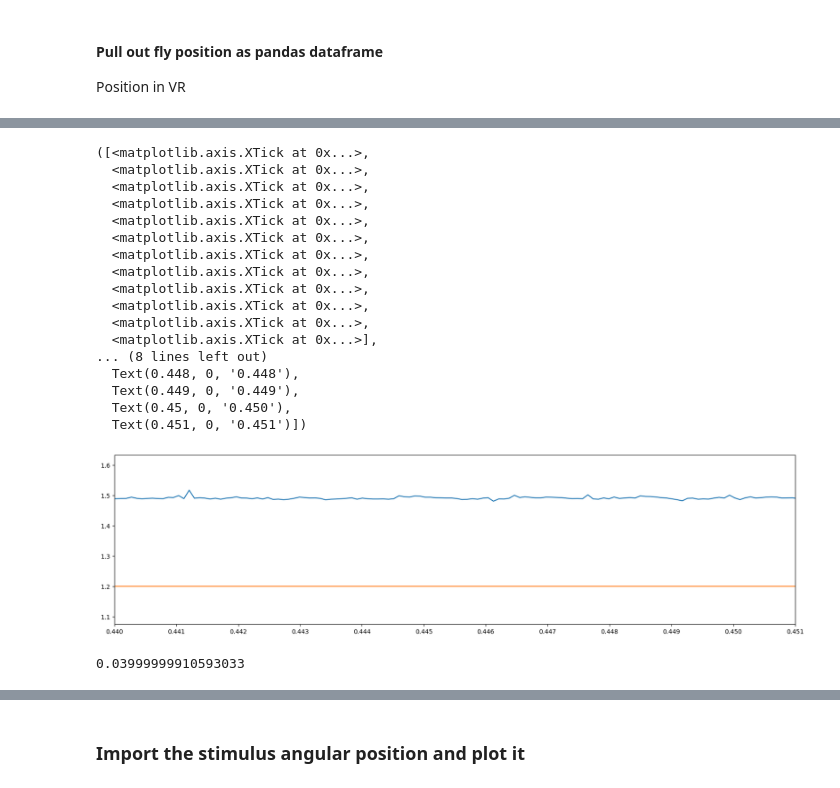
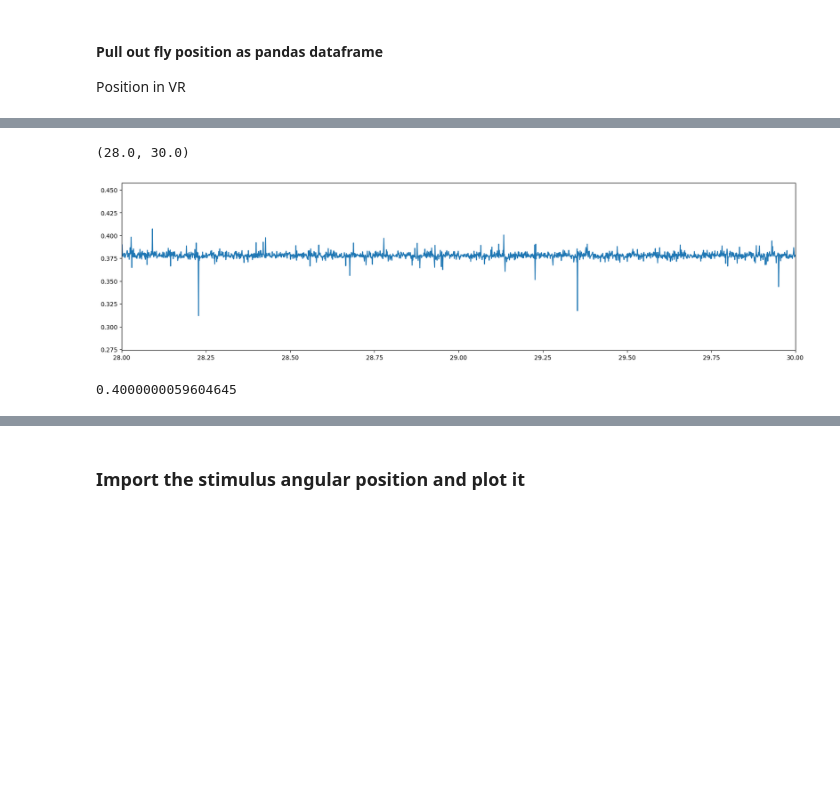
Before and after one commit to AishaHamid201/unityvr_SC, a Jupyter notebook: unityvr/scripts/parseUnityLog.ipynb, the cells around one changed output, grey strips where cells are left out. Drawn from its saved outputs; the diff is of its cells as text; code cells hidden in the pictures; blank space fills up the shorter version.

```diff
--- a/unityvr/scripts/parseUnityLog.ipynb
+++ b/unityvr/scripts/parseUnityLog.ipynb
@@ -16,8 +16,8 @@ import matplotlib.pyplot as plt
 from unityvr.preproc import logproc
 from unityvr.viz import viz
 # %%
-dirName = "/Users/hamida/Documents/Data/raw/Fly_0008"
-fileName = "Log_2025-07-28_15-23-48_Fly_0008E.json"
+dirName = "/Users/hamida/Documents/Data/Test behavior/"
+fileName = "Log_2025-08-04_17-36-10_fullfieldgrating-50degpersec-60fps.json"
 
 dat = logproc.openUnityLog(dirName, fileName)
 
@@ -109,30 +115,15 @@ plt.grid(True)
 # %%
 import matplotlib.pyplot as plt
 plt.figure(figsize=(20, 5))
-plt.plot(tsDf['timeinterp'].values, tsDf['pdsig'].values, label='pdsig')
-plt.plot(tsDf['timeinterp'].values, (tsDf['pdsig'].values>1.05)/10 + 1.1 ),
-plt.xlim([0.44, 0.45])
-xticks = np.arange(0.44, 0.451, 0.001)
-plt.xticks(xticks)
+plt.plot(tsDf['timenidaq'].values, tsDf['pdsig'].values, label='pdsig')
+plt.xlim([28, 30])
+#plt.plot(tsDf['timeinterp'].values, (tsDf['pdsig'].values>1.05)/10 + 1.1 ),
+#plt.xlim([0.44, 0.45])
+#xticks = np.arange(0.44, 0.451, 0.001)
+#plt.xticks(xticks)
 # %% [output]
-([<matplotlib.axis.XTick at 0x...>,
-  <matplotlib.axis.XTick at 0x...>,
-  <matplotlib.axis.XTick at 0x...>,
-  <matplotlib.axis.XTick at 0x...>,
-  <matplotlib.axis.XTick at 0x...>,
-  <matplotlib.axis.XTick at 0x...>,
-  <matplotlib.axis.XTick at 0x...>,
-  <matplotlib.axis.XTick at 0x...>,
-  <matplotlib.axis.XTick at 0x...>,
-  <matplotlib.axis.XTick at 0x...>,
-  <matplotlib.axis.XTick at 0x...>,
-  <matplotlib.axis.XTick at 0x...>],
-... (8 lines left out)
-  Text(0.448, 0, '0.448'),
-  Text(0.449, 0, '0.449'),
-  Text(0.45, 0, '0.450'),
-  Text(0.451, 0, '0.451')])
+(28.0, 30.0)
-[figure, old version]
+[figure, new version]
 # %%
 # Extract ball radius
 matching = [s for s in dat if "ficTracBallRadius" in s]
@@ -142,7 +133,7 @@ print(ballRadius) # in decimeters
 #conversion factor to cm
 dc2cm = 10
 # %% [output]
-0.03999999910593033
+0.4000000059604645
 # %%
 from unityvr.viz.utils import myAxisTheme
 
```
Also changed, not shown: parts of 18 cells of this notebook.
